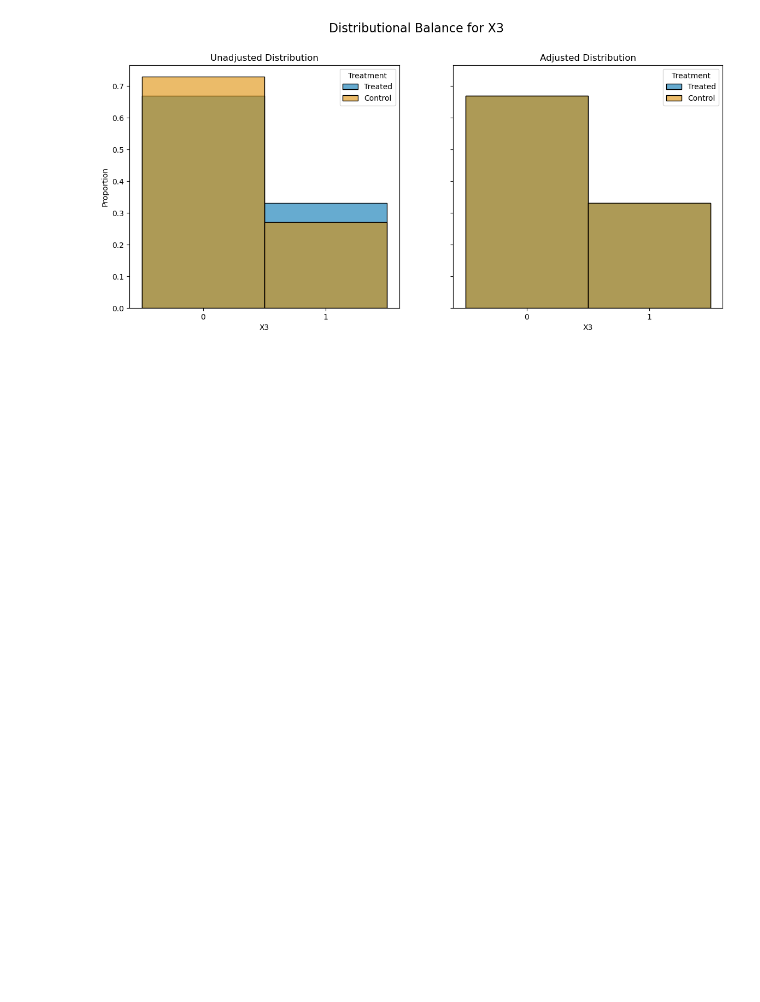
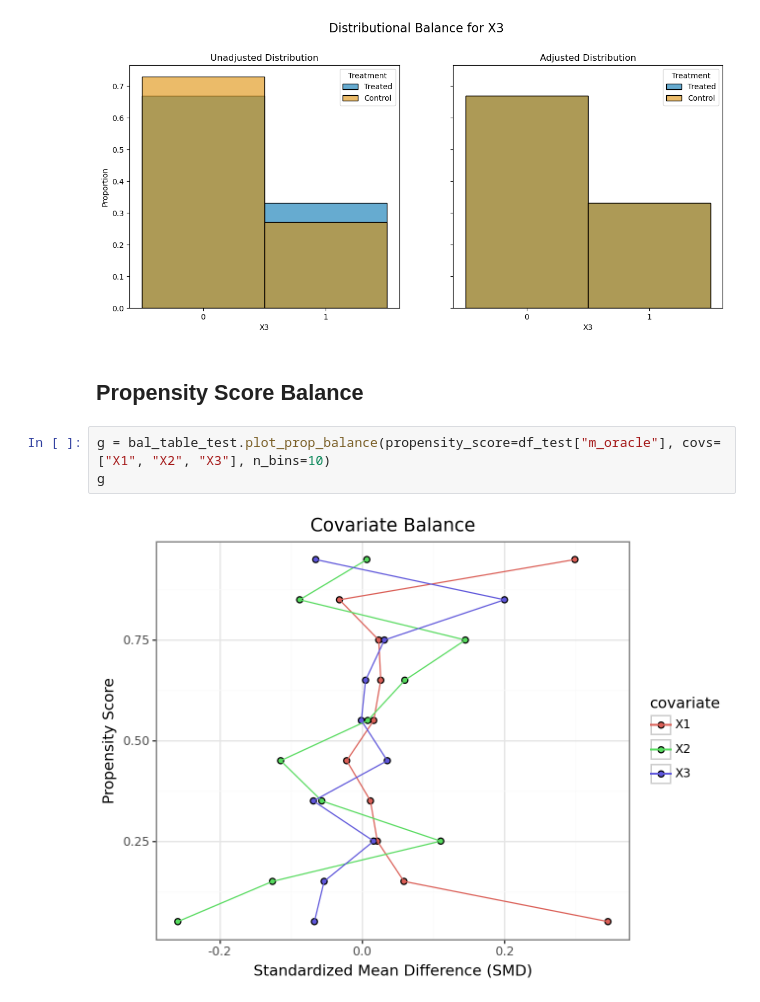
Before and after one commit to SvenKlaassen/cov-balance, a Jupyter notebook: cobalt_tests/python/balanced_dgp.ipynb, the cells around one changed output. Saved outputs shown, nothing was run; the diff lists cells and outputs as text; blank space fills up the shorter version.

Commit message:
add propensity score balance plots

```diff
--- a/cobalt_tests/python/balanced_dgp.ipynb
+++ b/cobalt_tests/python/balanced_dgp.ipynb
@@ -263,3 +263,10 @@ g = bal_table_test.balance_plot(covariate="X3")
 plt.show()
 # %% [output]
 [figure]
+# %% [markdown]
+## Propensity Score Balance
+# %%
+g = bal_table_test.plot_prop_balance(propensity_score=df_test["m_oracle"], covs=["X1", "X2", "X3"], n_bins=10)
+g
+# %% [output]
+[figure, added]
```
Also changed, not shown: 2 other files.
